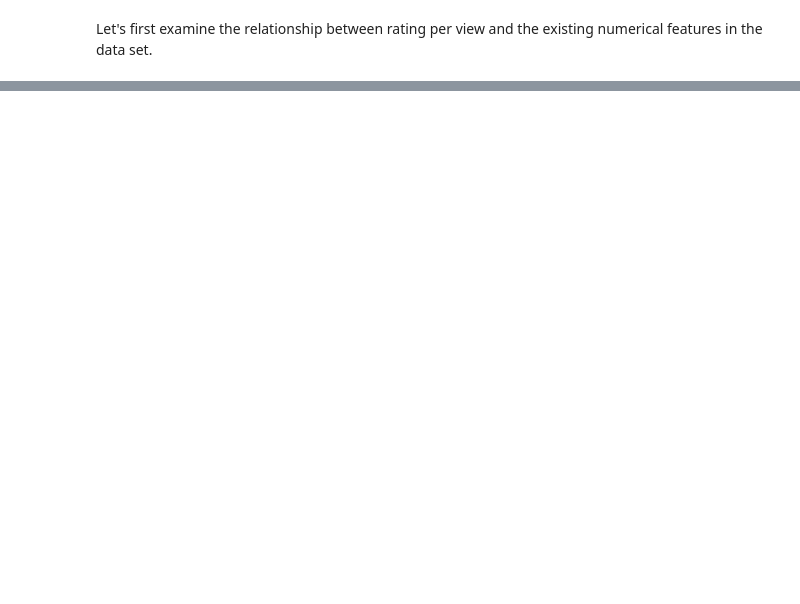
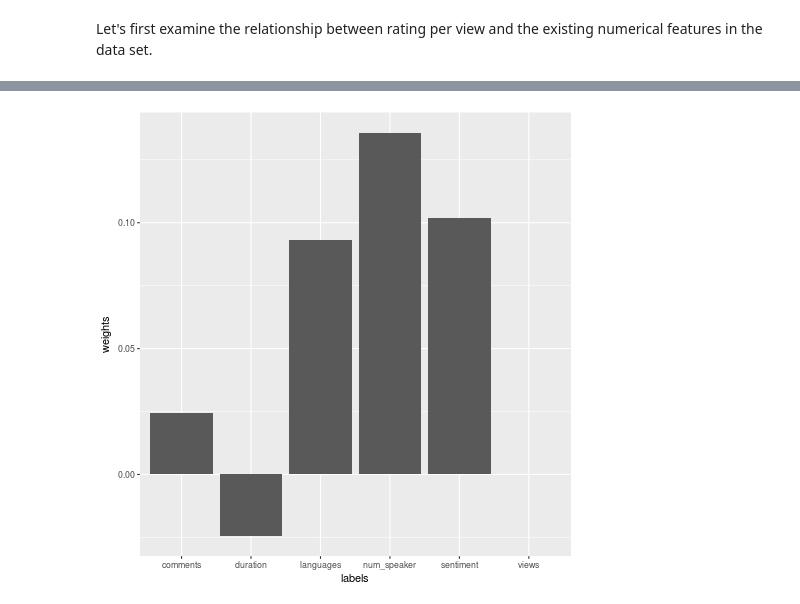
Before and after one commit to lpang36/TEDTalks, a Jupyter notebook: TED talks.ipynb, the cells around one changed output, grey strips where cells are left out. Cells and saved outputs as stored; diff of their text form; code cells hidden in the pictures; blank space fills up the shorter version.

```diff
--- a/TED talks.ipynb
+++ b/TED talks.ipynb
@@ -268,11 +270,9 @@ all_weights_temp = model.layers[0].get_weights()[0]
 all_weights = []
 for weight in all_weights_temp:
     all_weights.append(weight[0])
-existing_weights = all_weights[:5]
-sentiment_weights = all_weights[5:6]
+existing_weights = all_weights[:6]
 tag_weights = all_weights[6:]
 %R -i existing_weights
-%R -i sentiment_weights
 %R -i tag_weights
 # %% [markdown]
 Let's first examine the relationship between rating per view and the existing numerical features in the data set.
@@ -282,0 +279,7 @@ Let's first examine the relationship between rating per view and the existing nu
+# %%
+%%R
+existing <- data.frame(weights=existing_weights,labels=c('num_speaker','duration','comments','languages','views','sentiment'))
+ggplot(aes(x=labels,y=weights),data=existing)+
+   geom_bar(stat="identity",)
+# %% [output]
+[figure, added]
```
Also changed, not shown: parts of 21 cells of this notebook.
